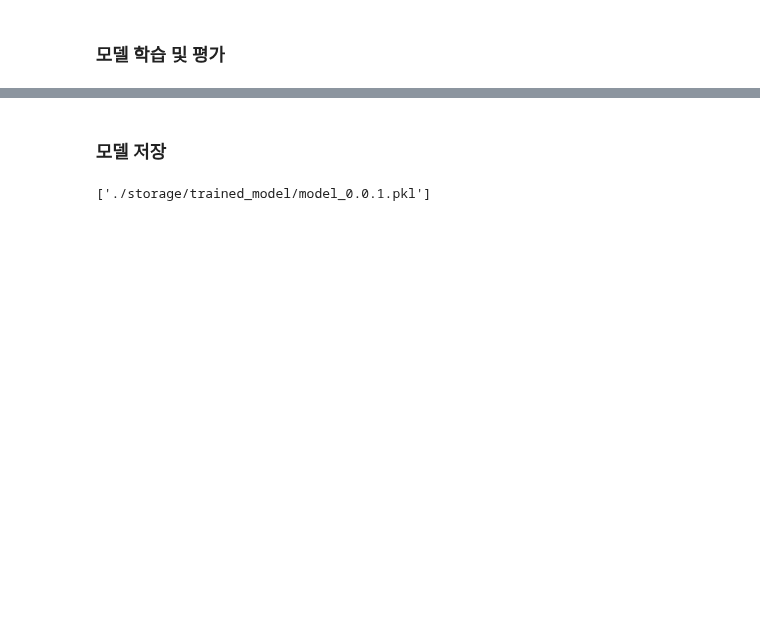
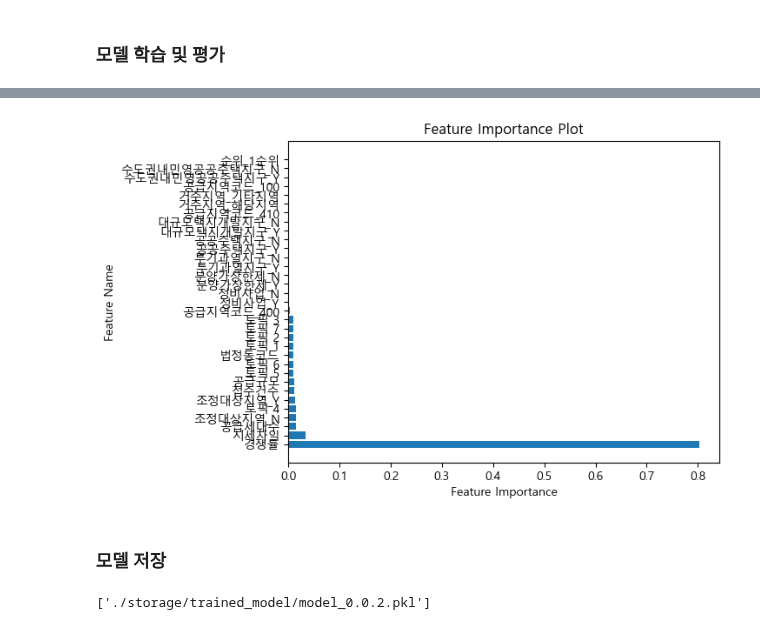
Before and after one commit to choikwangil95/HKToss-MLOps-Proejct, a Jupyter notebook: src/baseline_EG.ipynb, the cells around one changed output, grey strips where cells are left out. Drawn from its saved outputs; the diff is of its cells as text; code cells hidden in the pictures; blank space fills up the shorter version.

```diff
--- a/src/baseline_EG.ipynb
+++ b/src/baseline_EG.ipynb
@@ -61,4 +50,4 @@ memory usage: 3.9+ MB
 # file_path = f"./storage/train_data/t``ain-{file_version}.csv"
 # df = pd.read_csv(file_path, encoding='cp949')
 
-df = pd.read_csv("C:/Users/user/mid-project/src/storage/train_data/train-250318-유진3.csv", encoding='cp949')
+df = pd.read_csv("./storage/train_data/train-3트_시세차익o.csv", encoding = 'cp949')
@@ -91,8 +60,10 @@ X_train, X_test, y_train, y_test = train_test_split(
     Y,  # 타겟
     test_size=0.2,
     random_state=42,
-    stratify=df["투기과열지구"]  # 분포 맞추기 위해 미달여부로 stratify
+    stratify=df["순위"]  # 분포 맞추기 위해 미달여부로 stratify
 )
+
+# 분양가상한제, 투기과열지구, 조정대상지역 -> 고려해보기염
 # %%
 feature_pipeline = pipeline2()
 
@@ -129,0 +120,68 @@ ValueError: could not convert string to float: '양천구'
+# %%
+import matplotlib.pyplot as plt
+plt.rcParams['font.family'] ='Malgun Gothic'
+plt.rcParams['axes.unicode_minus'] =False
+# %%
+from sklearn.model_selection import KFold
+from sklearn.ensemble import RandomForestRegressor
+from sklearn.metrics import mean_absolute_error, mean_squared_error, root_mean_squared_error
+import numpy as np
+
+# 1. 랜덤포레스트 모델 고정
+model = RandomForestRegressor(
+    n_estimators=100,
+    max_depth=None,
+    random_state=42
+)
+
+# 2. K-Fold 교차 검증 설정 (5개 폴드로 나누기)
+kf = KFold(n_splits=5, shuffle=True, random_state=42)
+
+#  3. MAE, RMSE 저장할 리스트
+mae_scores = []
+rmse_scores = []
+feature_importances = []
+
+# 4. K-Fold 반복문 (5번 반복)
+for train_index, test_index in kf.split(X_train_transformed):
+    X_tr, X_val = X_train_transformed.iloc[train_index], X_train_transformed.iloc[test_index]
+    y_tr, y_val = y_train.iloc[train_index], y_train.iloc[test_index]
+
+    # 5. 모델 훈련
+    model.fit(X_tr, y_tr)
+
+    # 6. 예측값 뽑기
+    y_pred = model.predict(X_val)
+
+    # 7. MAE & RMSE 계산
+    mae = mean_absolute_error(y_val, y_pred)
+    rmse = root_mean_squared_error(y_val, y_pred)
+
+    # 8. 결과 저장
+    mae_scores.append(mae)
+    rmse_scores.append(rmse)
+
+    # 9. Feature Importance 저장
+    feature_importances.append(model.feature_importances_)
+
+#  10. 결과 출력
+print(f"각 Fold의 RMSE: {rmse_scores}")
+print(f"평균 RMSE: {np.mean(rmse_scores)}")
+
+
+# Feature Importance 평균 계산 및 출력
+avg_feature_importances = np.mean(feature_importances, axis=0)
+print("Feature Importance (평균):")
+for i, col in enumerate(X_train_transformed.columns):
+    print(f"{col}: {avg_feature_importances[i]:.4f}")
+
+# Feature Importance 시각화
+import matplotlib.pyplot as plt
+
+sorted_idx = np.argsort(avg_feature_importances)[::-1]
+plt.barh(X_train_transformed.columns[sorted_idx], avg_feature_importances[sorted_idx])
+plt.xlabel("Feature Importance")
+plt.ylabel("Feature Name")
+plt.title("Feature Importance Plot")
+plt.show()
+# %% [output]
@@ -130,14 +205,15 @@ ValueError: could not convert string to float: '양천구'
+[figure, added]
 # %% [markdown]
 ### 모델 저장
 # %%
 # 모델 저장 및 로드
 
-version = '0.0.1'
+version = '0.0.2'
 
 # 모델 저장
 joblib.dump(model, f"./storage/trained_model/model_{version}.pkl")
 # %% [output]
-['./storage/trained_model/model_0.0.1.pkl']
+['./storage/trained_model/model_0.0.2.pkl']
 # %%
 # 모델 로드
 loaded_model = joblib.load("./storage/trained_model/model_0.0.1.pkl")
```
Also changed, not shown: parts of 10 cells of this notebook, 12 other files.
